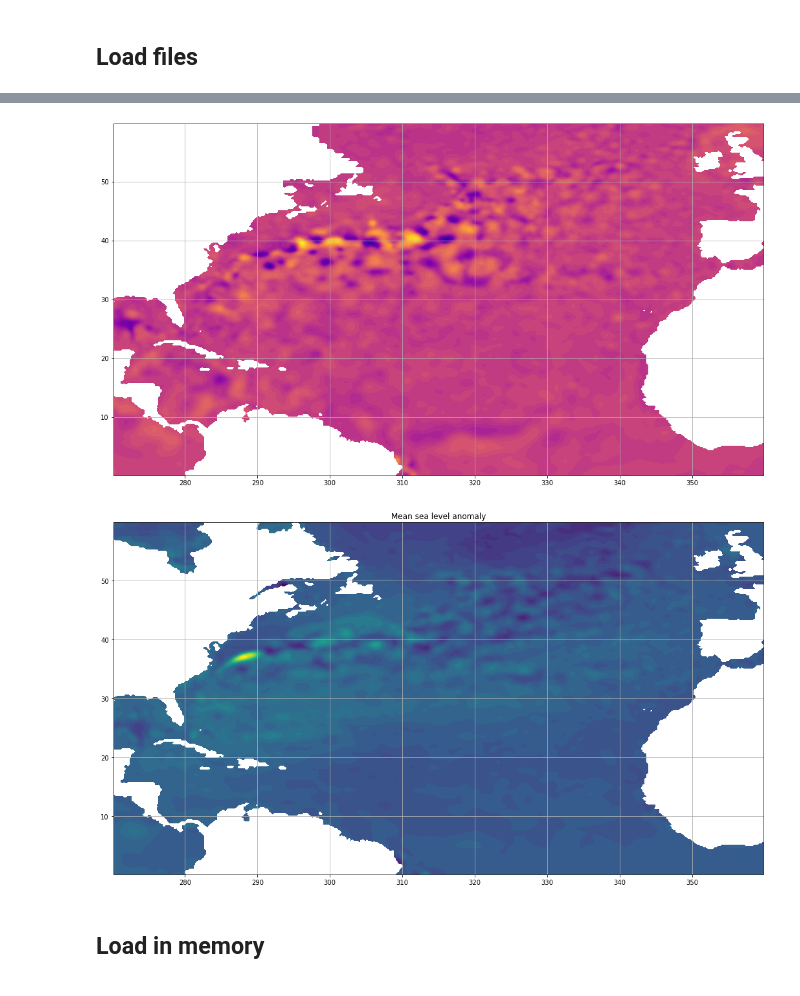
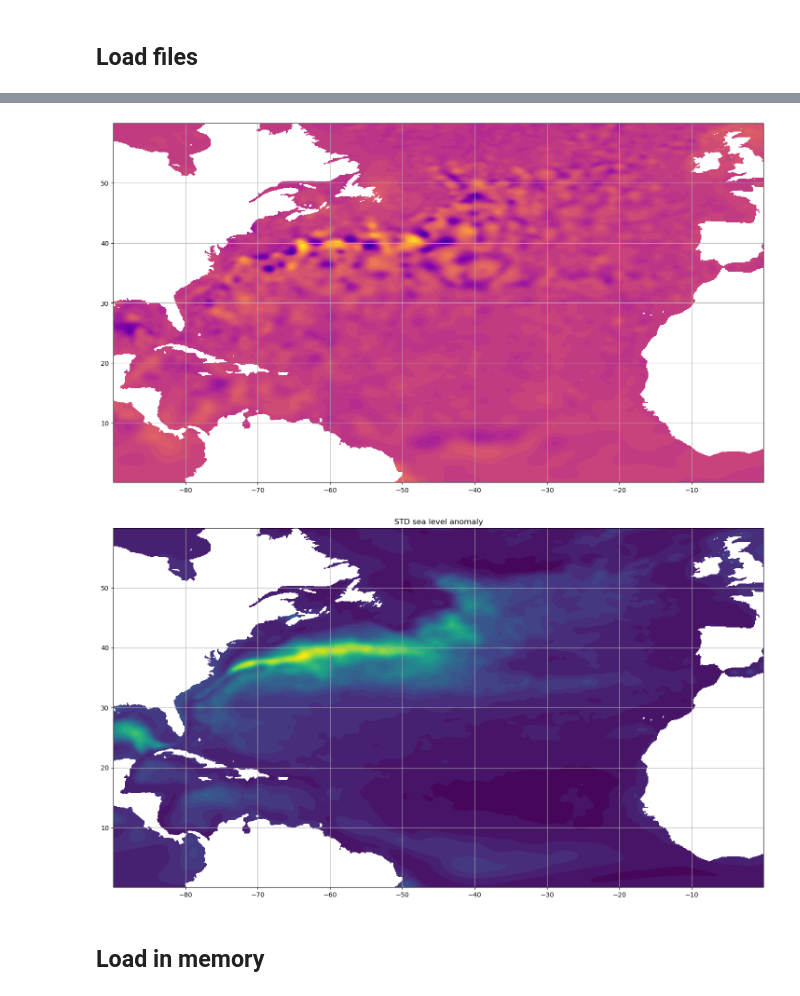
Before and after one commit to PedroVelez/NorthAtlanticFrequencies, a Jupyter notebook: Create_SSHnc_Atlantic.ipynb, the cells around one changed output, grey strips where cells are left out. Drawn from its saved outputs; the diff is of its cells as text; code cells hidden in the pictures.

```diff
--- a/Create_SSHnc_Atlantic.ipynb
+++ b/Create_SSHnc_Atlantic.ipynb
@@ -25,11 +25,10 @@ Hosting the HTTP server on port 39097 instead
 ## Read all files
 # %%
 ficheros=[]
-for ianho in range(1993,2020):
+datadir='/data/pvb/Satelite/SEALEVEL_GLO_PHY_L4_MY_008_047'
+for ianho in range(1993,2024):
     for imes in range(1,13):
-        base_dir='/data/shareddata/Satelite/dataset-duacs-rep-global-merged-allsat-phy-l4/{}/{:02d}/dt_global_allsat_phy_l4_{}{:02d}*'.format(ianho,imes,ianho,imes)
+        base_dir=datadir+'/cmems_obs-sl_glo_phy-ssh_my_allsat-l4-duacs-0.125deg_P1D_202411/{}/{:02d}/dt_global_allsat_phy_l4_{}{:02d}*'.format(ianho,imes,ianho,imes)
         fichero=sorted(glob.glob(base_dir))
         for ifile in fichero:
             ficheros.append(ifile)
-        #onlyfiles = [f for f in listdir(base_dir) if isfile(join(base_dir, f))]
-        #ficheros.extend(onlyfiles)
@@ -38,7 +41,7 @@ for ianho in range(1993,2020):
 # %%
 time_freq='1'
 # %%
-dsALL = xr.open_mfdataset(ficheros[::int(freq)])
+dsALL = xr.open_mfdataset(ficheros[::int(time_freq)])
 # %%
 plt.plot(np.diff(dsALL.time)/86400/1e9)
 # %% [output]
@@ -64,4 +71,4 @@ Attributes:
 #Select area
 area_name='NorthAtlantic'
 lat_area=slice(0,60)
-lon_area=slice(270,360)
+lon_area=slice(270-360,360-360)
@@ -72,13 +111,13 @@ fig, ax= plt.subplots(figsize=(18,10))
 ax.contourf(sla_area.longitude,sla_area.latitude,sla_area.isel(time=0),40,cmap='plasma')
 ax.grid()
 # %% [output]
-[figure, old version]
+[figure, new version]
 # %%
 fig, ax= plt.subplots(figsize=(18,10))
-ax.contourf(sla_area.longitude,sla_area.latitude,sla_area.mean(dim='time'),40,cmap='viridis')
-ax.set_title('Mean sea level anomaly')
+ax.contourf(sla_area.longitude,sla_area.latitude,sla_area.std(dim='time'),40,cmap='viridis')
+ax.set_title('STD sea level anomaly')
 ax.grid()
 # %% [output]
-[figure, old version]
+[figure, new version]
 # %% [markdown]
 ## Load in memory
```
Also changed, not shown: parts of 10 cells of this notebook, 4 other files.
